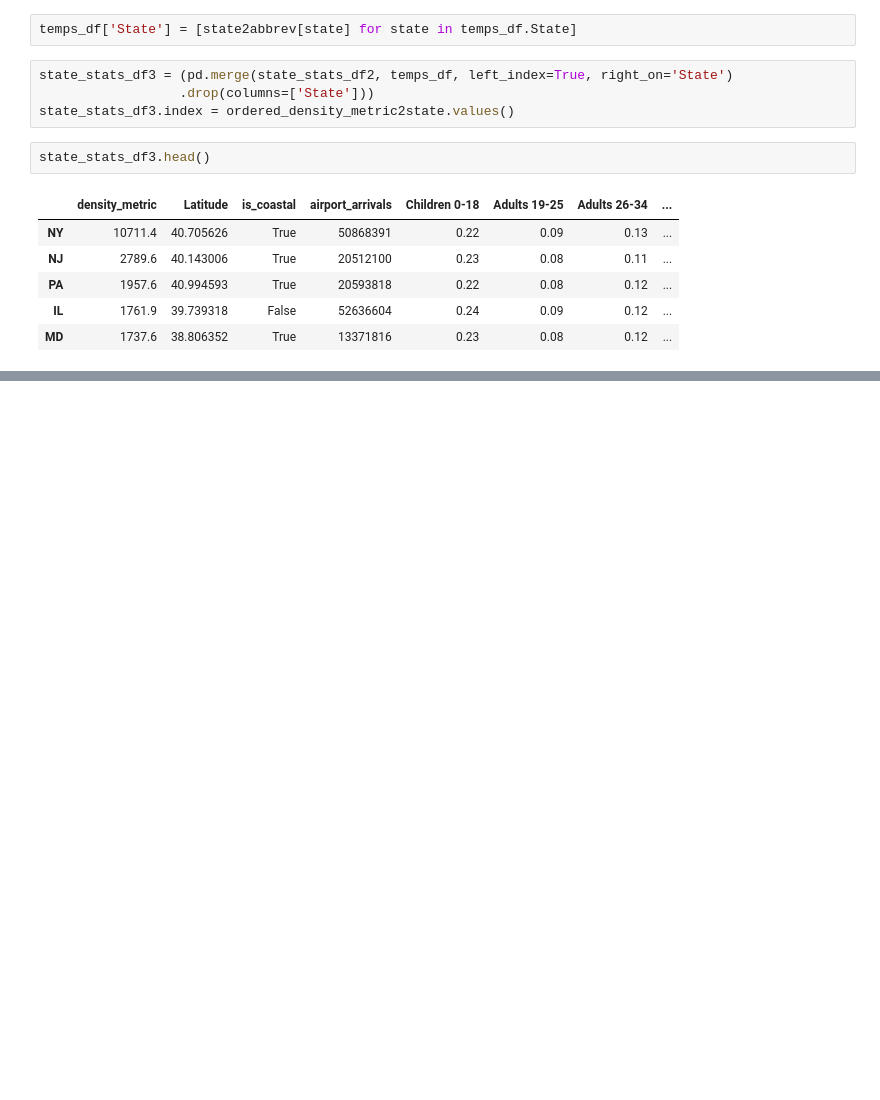
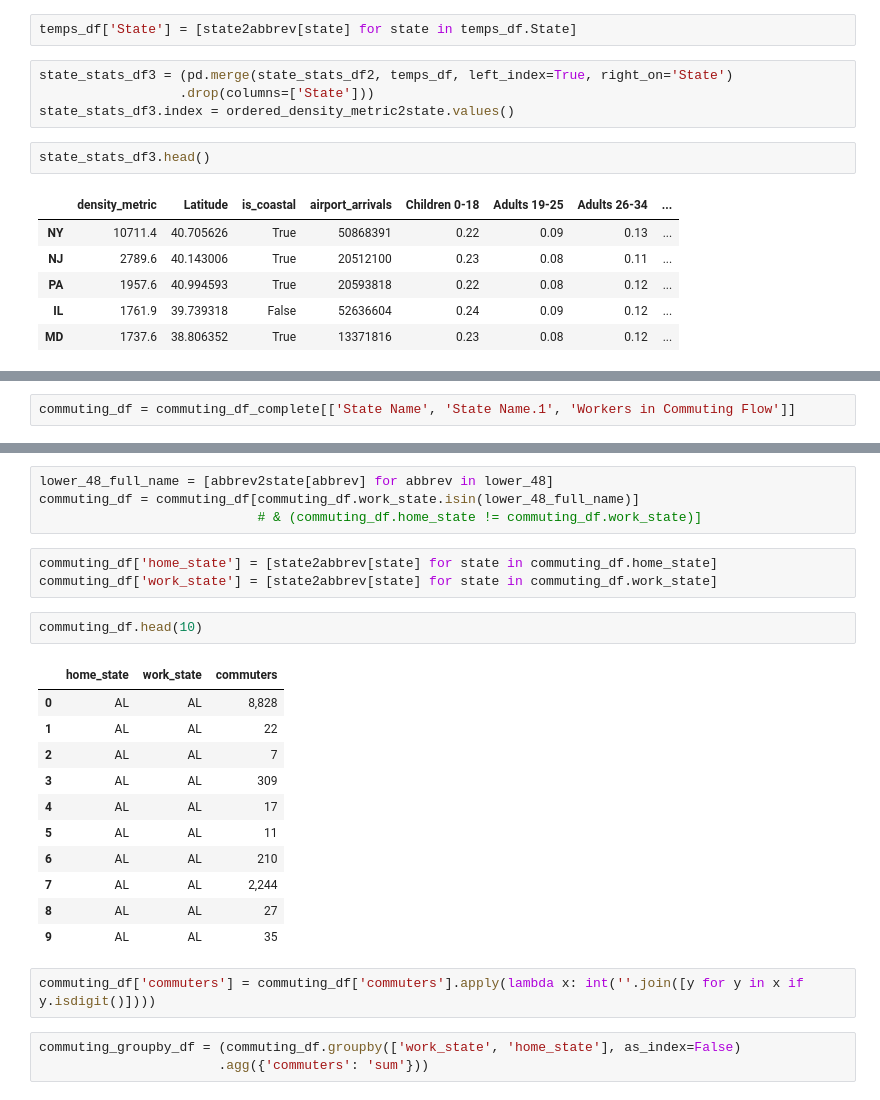
Before and after one commit to benlevyx/modelling-infectious-disease, a Jupyter notebook: state_stats/summary_stats.ipynb, the cells around one changed output, grey strips where cells are left out. Cells and saved outputs as stored; diff of their text form; blank space fills up the shorter version.

```diff
--- a/state_stats/summary_stats.ipynb
+++ b/state_stats/summary_stats.ipynb
@@ -370,0 +464,2 @@ state_stats_df3.to_csv('state_stats.csv')
+# %%
+commuting_df = commuting_df_complete[['State Name', 'State Name.1', 'Workers in Commuting Flow']]
@@ -370,0 +476,26 @@ state_stats_df3.to_csv('state_stats.csv')
+# %%
+lower_48_full_name = [abbrev2state[abbrev] for abbrev in lower_48]
+commuting_df = commuting_df[commuting_df.work_state.isin(lower_48_full_name)]
+                            # & (commuting_df.home_state != commuting_df.work_state)]
+# %%
+commuting_df['home_state'] = [state2abbrev[state] for state in commuting_df.home_state]
+commuting_df['work_state'] = [state2abbrev[state] for state in commuting_df.work_state]
+# %%
+commuting_df.head(10)
+# %% [output]
+|  | home_state | work_state | commuters |
+| 0 | AL | AL | 8,828 |
+| 1 | AL | AL | 22 |
+| 2 | AL | AL | 7 |
+| 3 | AL | AL | 309 |
+| 4 | AL | AL | 17 |
+| 5 | AL | AL | 11 |
+| 6 | AL | AL | 210 |
+| 7 | AL | AL | 2,244 |
+| 8 | AL | AL | 27 |
+| 9 | AL | AL | 35 |
+# %%
+commuting_df['commuters'] = commuting_df['commuters'].apply(lambda x: int(''.join([y for y in x if y.isdigit()])))
+# %%
+commuting_groupby_df = (commuting_df.groupby(['work_state', 'home_state'], as_index=False)
+                       .agg({'commuters': 'sum'}))
```
Also changed, not shown: parts of 25 cells of this notebook, 2 other files.
